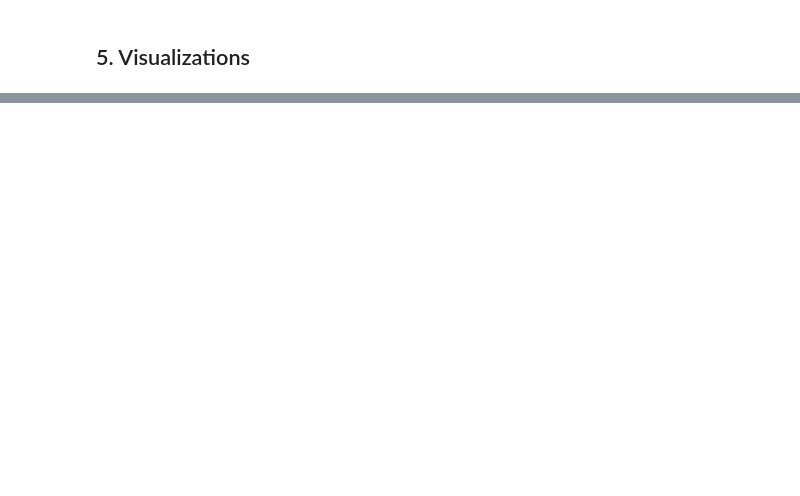
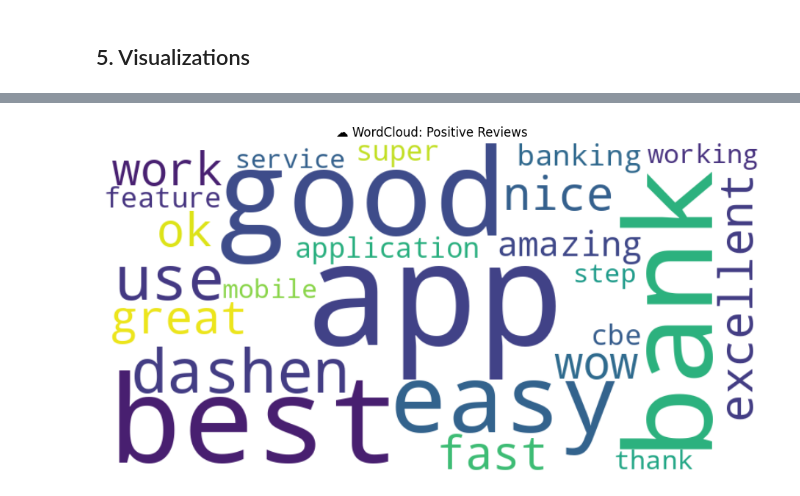
Before and after one commit to michaWorku/fintech-review-analytics, a Jupyter notebook: notebooks/sentiment_thematic_analysis.ipynb, the cells around one changed output, grey strips where cells are left out. Saved outputs shown, nothing was run; the diff lists cells and outputs as text; code cells hidden in the pictures; blank space fills up the shorter version.

```diff
--- a/notebooks/sentiment_thematic_analysis.ipynb
+++ b/notebooks/sentiment_thematic_analysis.ipynb
@@ -106,0 +247,9 @@ plot_wordcloud(negative_keywords, "Negative Review Keywords")
+# %%
+# Extract and plot keywords for positive and negative reviews
+positive_keywords = analyzer.extract_keywords_by_sentiment('transformer_sentiment', 'POSITIVE')
+negative_keywords = analyzer.extract_keywords_by_sentiment('transformer_sentiment', 'NEGATIVE')
+# %%
+# Word cloud for positive reviews
+analyzer.plot_wordcloud(positive_keywords, "☁️ WordCloud: Positive Reviews")
+# %% [output]
+[figure, added]
```
Also changed, not shown: parts of 34 cells of this notebook.
